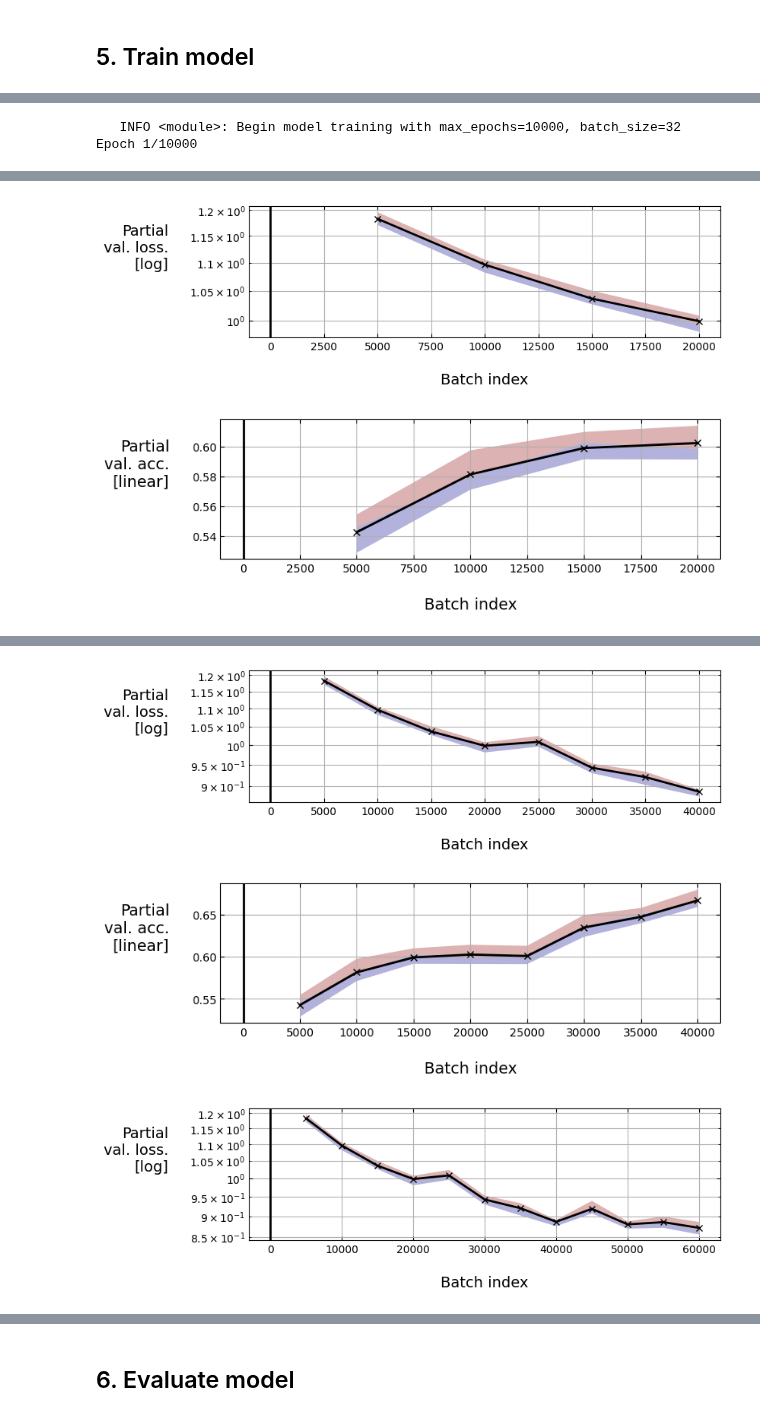
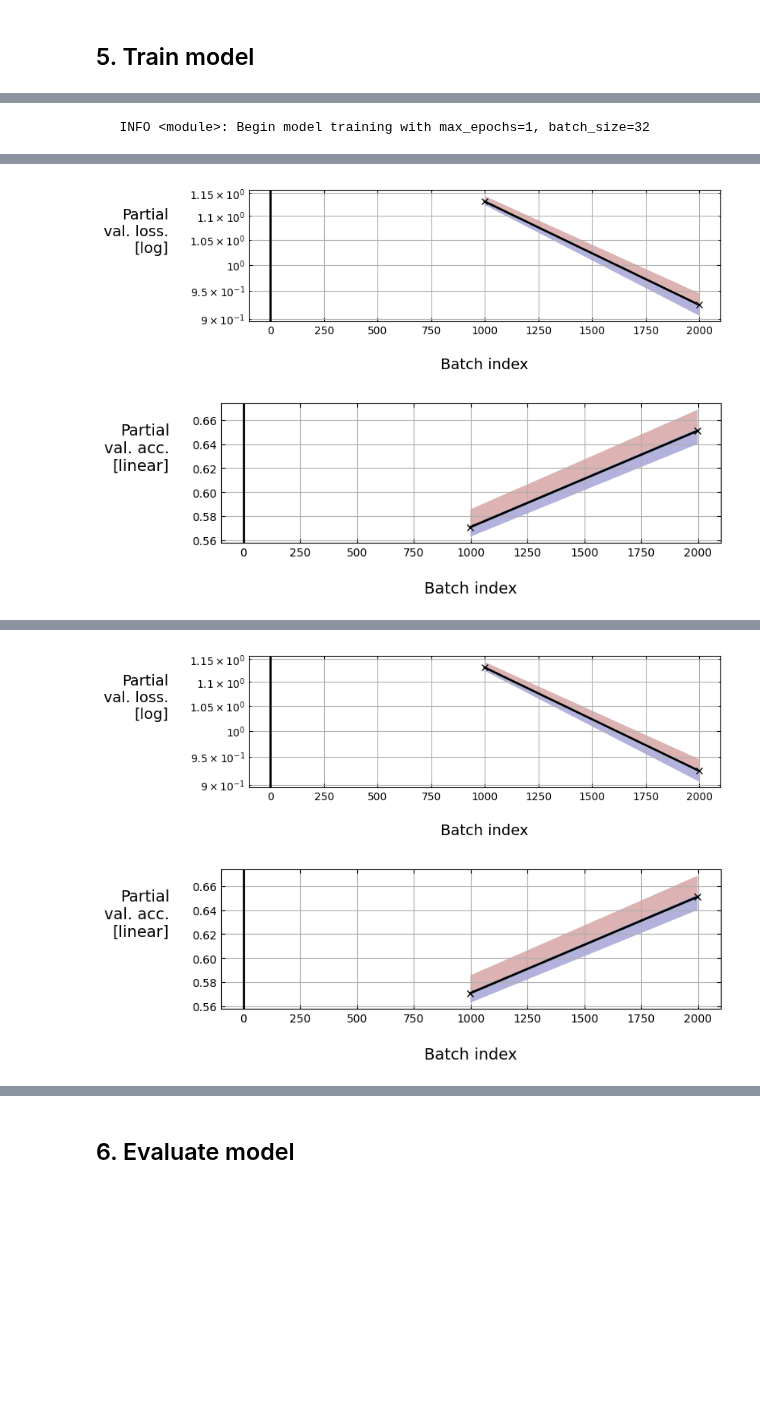
Before and after one commit to sbmenary/ML-sandbox, a Jupyter notebook: Project_Maths_Transformer/2_unsupervised_learning/unsupervised_learning_addition_model.ipynb, the cells around one changed output, grey strips where cells are left out. Drawn from its saved outputs; the diff is of its cells as text; code cells hidden in the pictures; blank space fills up the shorter version.

Commit message:
Both SSL notebooks working with backend functions

```diff
--- a/Project_Maths_Transformer/2_unsupervised_learning/unsupervised_learning_addition_model.ipynb
+++ b/Project_Maths_Transformer/2_unsupervised_learning/unsupervised_learning_addition_model.ipynb
@@ -318,22 +276,13 @@ del raw_dataset
-# %%
-##============================================##
-##   Slice Y into input and output sequences  ##
-##============================================##
-
-data_Y_in, data_Y_out = data_Y[:,:-1], data_Y[:,1:]
-
-del data_Y
 # %%
 ##==================================##
 ##   Perform train/val/test split   ##
 ##==================================##
 
-split_idx1 = global_config.get("data", {}).get("test_split_idx", 0.1)
-split_idx2 = global_config.get("data", {}).get("val_split_idx" , 0.3)
+split_idx1, split_idx2 = cfg_data.get("test_split_idx", 0.1), cfg_data.get("val_split_idx" , 0.3)
 
-test_X    , val_X    , train_X     = train_val_test_split(data_X    , split_idx1, split_idx2)
-test_Y_in , val_Y_in , train_Y_in  = train_val_test_split(data_Y_in , split_idx1, split_idx2)
-test_Y_out, val_Y_out, train_Y_out = train_val_test_split(data_Y_out, split_idx1, split_idx2)
+test_X    , val_X    , train_X     = data.train_val_test_split(data_X    , split_idx1, split_idx2)
+test_Y_in , val_Y_in , train_Y_in  = data.train_val_test_split(data_Y_in , split_idx1, split_idx2)
+test_Y_out, val_Y_out, train_Y_out = data.train_val_test_split(data_Y_out, split_idx1, split_idx2)
 
 logger.info(f"  Training data with shape {train_X.shape}, {train_Y_in.shape} and labels {train_Y_out.shape}")
 logger.info(f"Validation data with shape {  val_X.shape}, {  val_Y_in.shape} and labels {  val_Y_out.shape}")
@@ -420,2 +338,8 @@ for s in model_summary : logger.info(s)
    INFO <module>: Non-trainable params: 0
    INFO <module>: __________________________________________________________________________________________________
+# %%
+##==============================================================##
+##   Create transformer wrapper for model and token_transform   ##
+##==============================================================##
+
+transformer = transformers.Transformer_Text_to_Text(model, token_transform)
@@ -524,0 +377,12 @@ callbacks.append(layer_weights_record)
+# %%
+##===================================##
+##   Create callbacks for training   ##
+##===================================##
+
+callbacks = backend.get_callbacks(cfg_training,
+                                  working_dir,
+                                  transformer   = transformer,
+                                  train_gen     = ((train_X, train_Y_in), train_Y_out),
+                                  val_gen       = ((val_X  , val_Y_in  ), val_Y_out  ),
+                                  negative_char = cfg_data.get("negative_char")
+                                 )
@@ -529,9 +402,9 @@ callbacks.append(layer_weights_record)
 
 
 ##  Fit the model if configured
-if global_config.get("training",{}).get("train",True) :
-    max_epochs = global_config["training"]["max_epochs"]
-    batch_size = global_config["training"]["batch_size"]
+if cfg_training.get("train",True) :
+    max_epochs = cfg_training["max_epochs"]
+    batch_size = cfg_training["batch_size"]
 
     logger.info(f"Begin model training with max_epochs={max_epochs}, batch_size={batch_size}")
     model.fit([train_X, train_Y_in],
@@ -544,5 +417,4 @@ if global_config.get("training",{}).get("train",True) :
 else :
     logger.warning("Skipping model training following global config instructions")
 # %% [output]
-   INFO <module>: Begin model training with max_epochs=10000, batch_size=32
-Epoch 1/10000
+   INFO <module>: Begin model training with max_epochs=1, batch_size=32
@@ -550,2 +422,2 @@ Epoch 1/10000
-[figure, old version]
+[figure, new version]
-[figure, old version]
+[figure, new version]
@@ -552,3 +425,2 @@ Epoch 1/10000
-[figure, old version]
+[figure, new version]
-[figure, old version]
+[figure, new version]
-[figure, removed]
```
Also changed, not shown: parts of 22 cells of this notebook, 7 other files.
